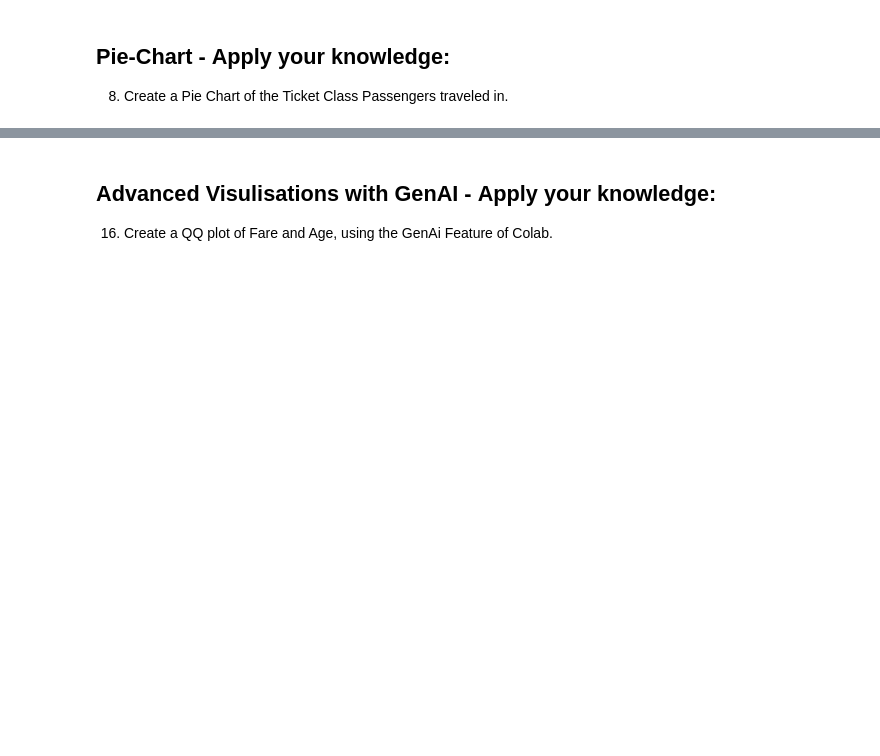
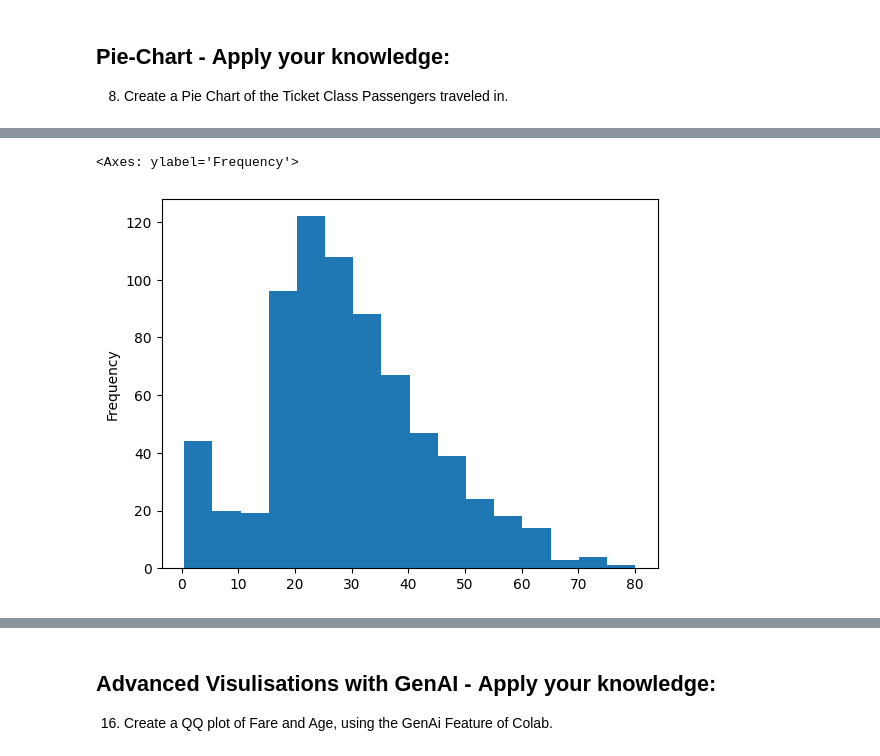
Before and after one commit to mschuessler/dba_lecture, a Jupyter notebook: notebooks/DBA2_02_Desc_Stats_and_Vis.ipynb, the cells around one changed output, grey strips where cells are left out. Saved outputs shown, nothing was run; the diff lists cells and outputs as text; code cells hidden in the pictures; blank space fills up the shorter version.

```diff
--- a/notebooks/DBA2_02_Desc_Stats_and_Vis.ipynb
+++ b/notebooks/DBA2_02_Desc_Stats_and_Vis.ipynb
@@ -59,3 +156,8 @@ passengers
+# %%
+passengers.Age.plot.hist(bins=16)
+# %% [output]
+<Axes: ylabel='Frequency'>
+[figure, added]
 # %% [markdown]
 ## Box and Whisker Plots - **Apply your knowledge**:
 12. Create a box plot of Age and Fare.
```
Also changed, not shown: parts of 25 cells of this notebook.
